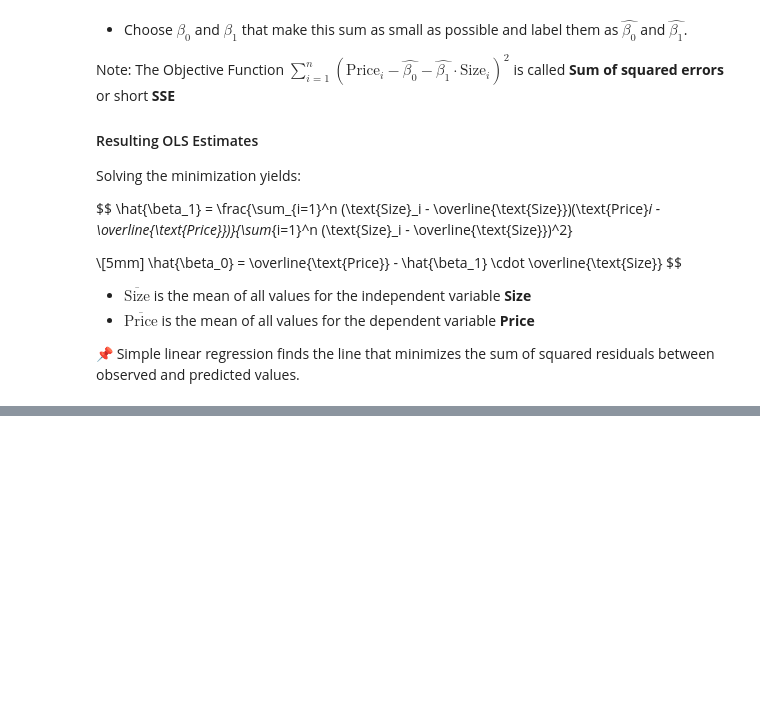
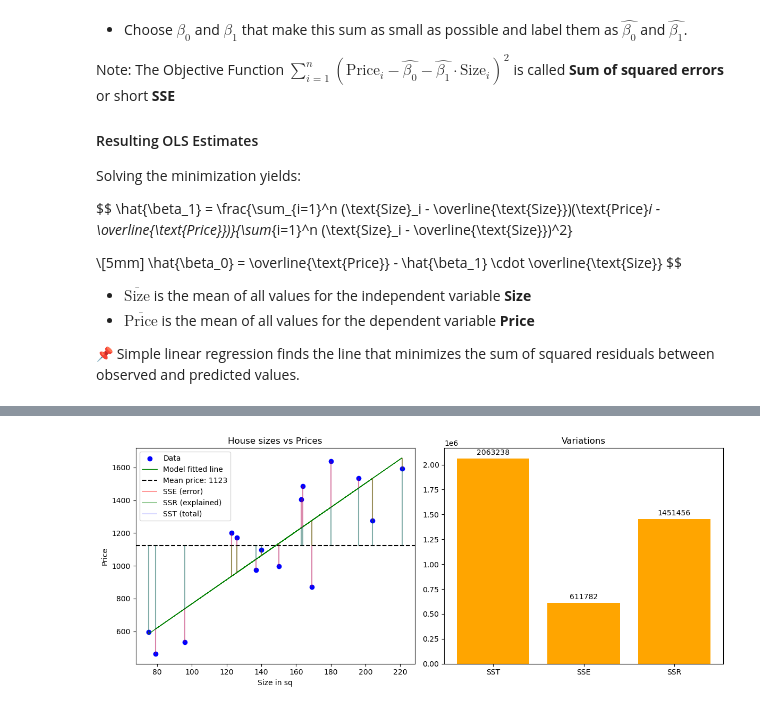
Before and after one commit to jci02/Machine-Learning-Theory, a Jupyter notebook: Supervised Learning/Regression/Linear Regression/Simple Linear Regression.ipynb, the cells around one changed output, grey strips where cells are left out. Cells and saved outputs as stored; diff of their text form; code cells hidden in the pictures; blank space fills up the shorter version.

```diff
--- a/Supervised Learning/Regression/Linear Regression/Simple Linear Regression.ipynb
+++ b/Supervised Learning/Regression/Linear Regression/Simple Linear Regression.ipynb
@@ -643,0 +729,83 @@ Manually estimated intercept -8.22 and slope 2.01 compared to model estimates of
+# %%
+np.random.seed(185) # for reproducibility of random numbers
+
+# Generte data
+n = 15 # number of houses
+size = np.random.randint(75,250,n) # house sizes between 75 and 250 square meters
+beta_0, beta_1 = 5, 7 # ture coefficients
+true_price = beta_0 + beta_1 * size # true linear relationship between Price and Size
+error = np.random.normal(loc=0,scale=230,size=n) # independent and normal distributed errors around 0 with constant variance
+price = true_price + error # distorted relationship between Price and Size
+
+
+# Fit Model manually
+mean_size, mean_price = np.mean(size), np.mean(price) # compute mean of Sizes and Prices
+numerator = np.sum((size - mean_size)*(price - mean_price))
+denominator = np.sum((size - mean_size)**2)
+beta_1_hat = numerator / denominator # estimate slop
+beta_0_hat = mean_price - beta_1_hat * mean_size # estimate intercept
+price_hat = beta_0_hat + beta_1_hat * size # make predictions for already seen houses
+residuals = price - price_hat # errors = y - y_hat
+SST = np.sum((price - mean_price)**2) # Sum of squares total
+SSE = np.sum(residuals**2) # Sum of squared errors
+SSR = np.sum((price_hat - mean_price)**2) # Regression Sum of squares
+print(f"Is SST = SSE + SSR ?: {round(SST) == round(SSE) + round(SSR)}")
+R2 = SSR / SST
+
+
+# Fit manually with LinearRegression()
+model = LinearRegression() # Setup LinearRegression() object
+X = size.reshape(-1,1) # turn size into 2D matrix
+model.fit(X,price) # Train model
+
+
+# Compare results
+print(f"Manually estimated intercept {beta_0_hat:.3f} and slope {beta_1_hat:.3f} compared to model intercept {model.intercept_:.3f} and slope {model.coef_[0]:.3f}")
+print(f"Manually computed score R^2 is {R2:.3f} and model score R^2 is {model.score(X,price):.3f}")
+
+
+# Plotting
+fig, axes = plt.subplots(nrows=1,ncols=2,figsize=(12,5))
+
+axes[0].scatter(size,price,color="blue",label="Data")
+#axes[0].plot(size,price_hat,color="red",label="Manualy fitted line")
+axes[0].plot(size,model.predict(X),color="green",label="Model fitted line",linewidth=1)
+axes[0].axhline(mean_price, linestyle="--",color="black",label=f"Mean price: {round(mean_price)}")
+
+for i in range(n):
+
+    # SSE: data point to regression line
+    axes[0].vlines(
+        size[i], price_hat[i], price[i],
+        colors="red", alpha=0.4,
+        label="SSE (error)" if i == 0 else ""
+    )
+
+    # SSR: regression line to mean
+    axes[0].vlines(
+        size[i], mean_price, price_hat[i],
+        colors="green", alpha=0.4,
+        label="SSR (explained)" if i == 0 else ""
+    )
+
+    # SST: data point to mean
+    axes[0].vlines(
+        size[i], mean_price, price[i],
+        colors="blue", alpha=0.15,
+        label="SST (total)" if i == 0 else ""
+    )
+
+
+axes[0].set_xlabel("Size in sq")
+axes[0].set_ylabel("Price")
+axes[0].set_title("House sizes vs Prices")
+axes[0].legend()
+
+bars = axes[1].bar(range(3), [SST, SSE, SSR], tick_label=['SST', 'SSE', 'SSR'],color="orange")
+bars
+axes[1].bar_label(bars, fmt="%.0f", padding=3)
+axes[1].set_title("Variations")
+
+plt.tight_layout()
+plt.show()
+# %% [output]
@@ -643,0 +815 @@ Manually estimated intercept -8.22 and slope 2.01 compared to model estimates of
+[figure, added]
```
Also changed, not shown: parts of 18 cells of this notebook, 1 other file.
